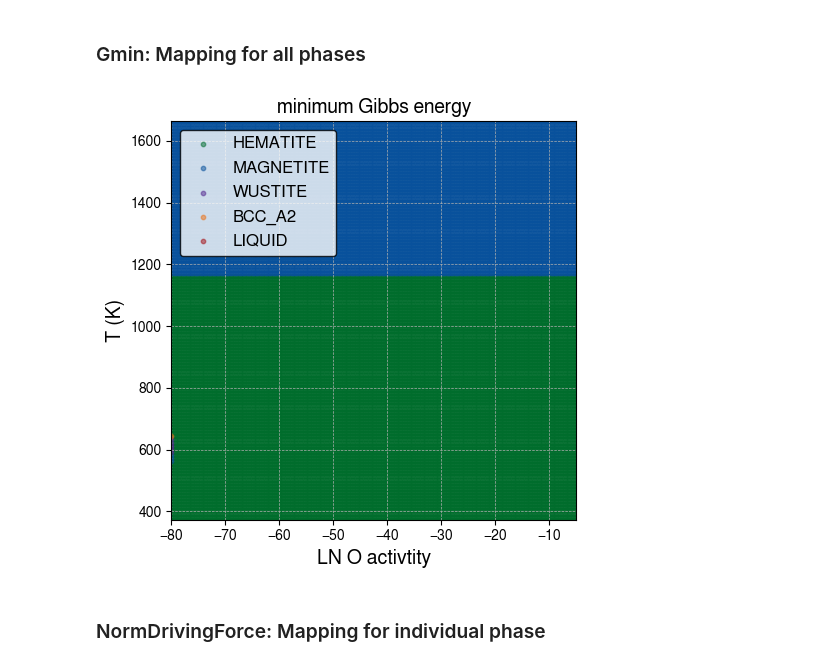
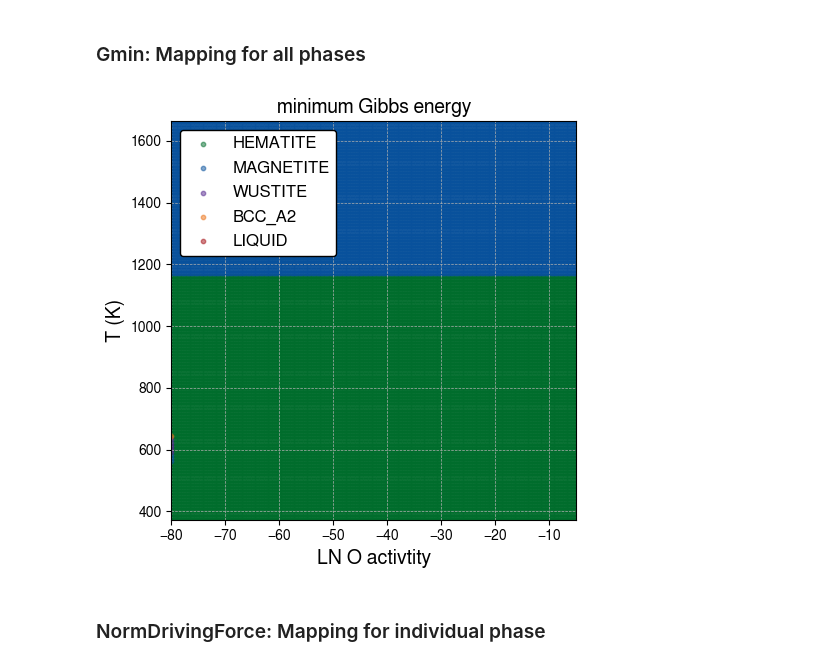
Before and after one commit to YXWU2014/IronOxide_TC, a Jupyter notebook: Oxide_TC_equilibrium.ipynb, the cells around one changed output. Drawn from its saved outputs; the diff is of its cells as text; code cells hidden in the pictures.

```diff
--- a/Oxide_TC_equilibrium.ipynb
+++ b/Oxide_TC_equilibrium.ipynb
@@ -730,35 +730,35 @@ plt.figure(figsize=(5, 5))
 plt.scatter(df_Gmin_HEMATITE['lnacr_o'], df_Gmin_HEMATITE['T'], s=10,
             label='HEMATITE', color=colors['HEMATITE'], alpha=0.5)
 
 plt.scatter(df_Gmin_MAGNETITE['lnacr_o'], df_Gmin_MAGNETITE['T'], s=10,
             label='MAGNETITE', color=colors['MAGNETITE'], alpha=0.5)
 
 plt.scatter(df_Gmin_WUSTITE['lnacr_o'], df_Gmin_WUSTITE['T'], s=10,
             label='WUSTITE', color=colors['WUSTITE'], alpha=0.5)
 
 plt.scatter(df_Gmin_BCC_A2['lnacr_o'], df_Gmin_BCC_A2['T'], s=10,
             label='BCC_A2', color=colors['BCC_A2'], alpha=0.5)
 
 plt.scatter(df_Gmin_LIQUID['lnacr_o'], df_Gmin_LIQUID['T'], s=10,
             label='LIQUID', color=colors['LIQUID'], alpha=0.5)
 
 plt.xlabel('LN O activtity', fontsize=14)
 plt.ylabel('T (K)', fontsize=14)
 plt.title('minimum Gibbs energy', fontsize=14)
 plt.legend(fontsize=12, loc='upper left',
-           facecolor='white', edgecolor='black', framealpha=0.8)
+           facecolor='white', edgecolor='black', framealpha=1)
 plt.grid(True, which='both', linestyle='--', linewidth=0.5)
 plt.xlim([min(df_Gmin['lnacr_o']), max(df_Gmin['lnacr_o'])])
 plt.ylim([min(df_Gmin['T']), max(df_Gmin['T'])])
 plt.tight_layout()
 
 plt_output_fname = "Oxide_TC_Gmin.png"
 plt.savefig(os.path.join(current_directory, plt_output_fname),
             format='png', dpi=300, bbox_inches='tight')
 
 plt.show()
 # %% [output]
-[figure, old version]
+[figure, new version]
 # %% [markdown]
 ### NormDrivingForce: Mapping for individual phase
 # %%
```
Also changed, not shown: parts of 2 cells of this notebook.
